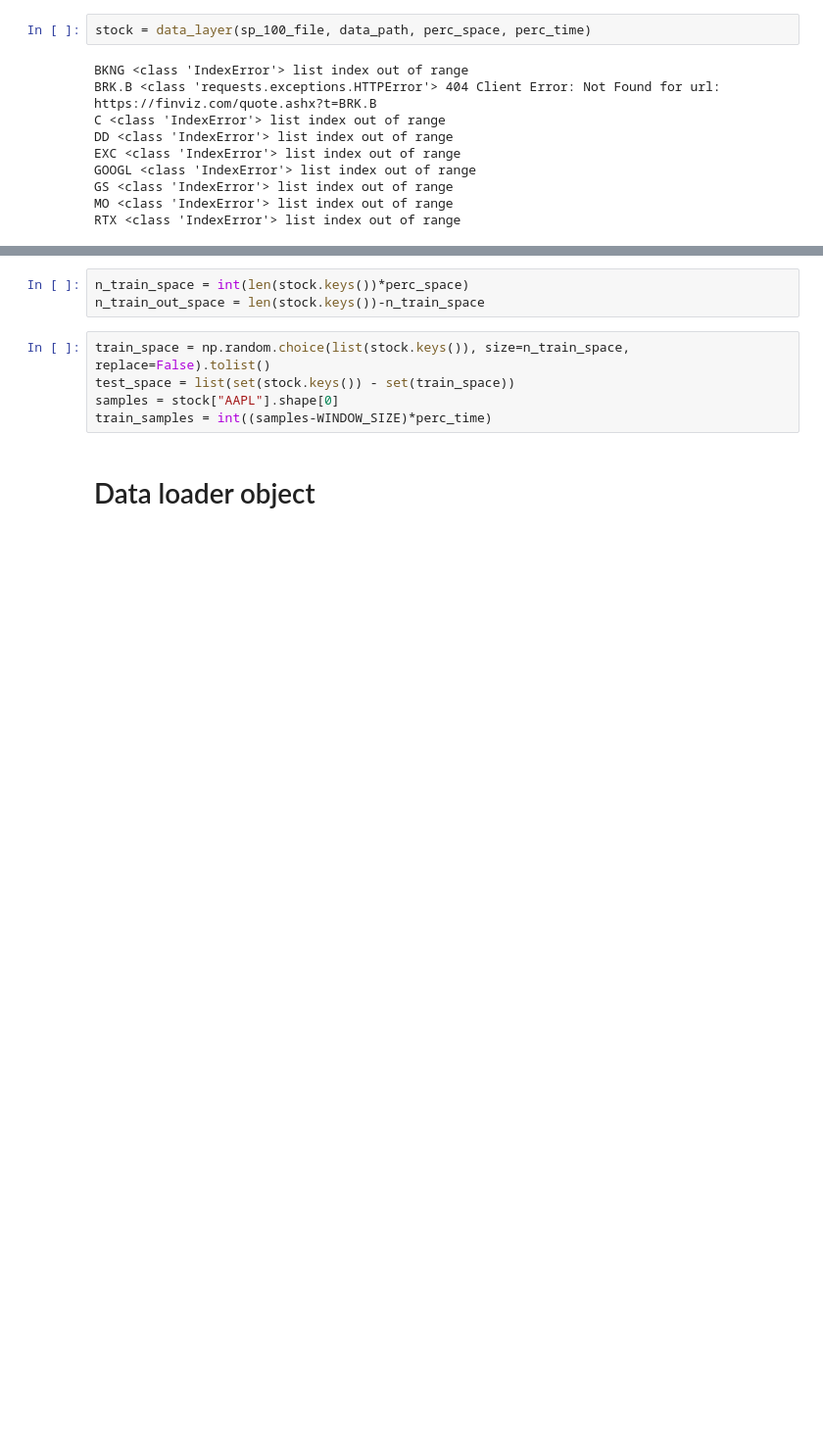
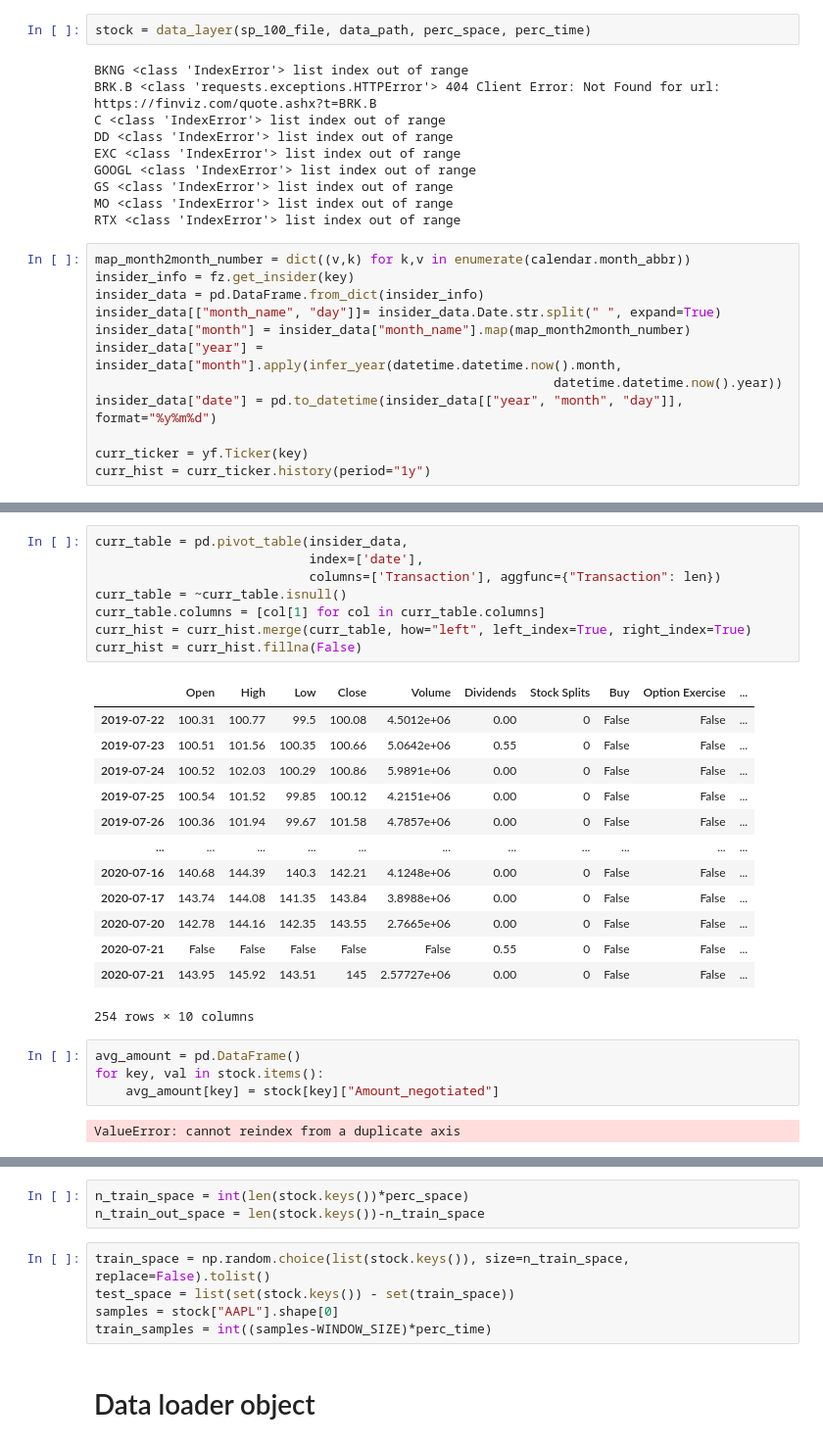
Before and after one commit to factoredai/insiderTradingAPI_v1, a Jupyter notebook: notebooks/BaseLine.ipynb, the cells around one changed output, grey strips where cells are left out. Shown at 98% size. Saved outputs shown, nothing was run; the diff lists cells and outputs as text; blank space fills up the shorter version.

```diff
--- a/notebooks/BaseLine.ipynb
+++ b/notebooks/BaseLine.ipynb
@@ -41,3 +101,15 @@ GOOGL <class 'IndexError'> list index out of range
 GS <class 'IndexError'> list index out of range
 MO <class 'IndexError'> list index out of range
 RTX <class 'IndexError'> list index out of range
+# %%
+map_month2month_number = dict((v,k) for k,v in enumerate(calendar.month_abbr))
+insider_info = fz.get_insider(key)
+insider_data = pd.DataFrame.from_dict(insider_info)
+insider_data[["month_name", "day"]]= insider_data.Date.str.split(" ", expand=True)
+insider_data["month"] = insider_data["month_name"].map(map_month2month_number)
+insider_data["year"] = insider_data["month"].apply(infer_year(datetime.datetime.now().month,
+                                                            datetime.datetime.now().year))
+insider_data["date"] = pd.to_datetime(insider_data[["year", "month", "day"]], format="%y%m%d")
+
+curr_ticker = yf.Ticker(key)
+curr_hist = curr_ticker.history(period="1y")
@@ -43,0 +133,28 @@ RTX <class 'IndexError'> list index out of range
+# %%
+curr_table = pd.pivot_table(insider_data,
+                            index=['date'],
+                            columns=['Transaction'], aggfunc={"Transaction": len})
+curr_table = ~curr_table.isnull()
+curr_table.columns = [col[1] for col in curr_table.columns]
+curr_hist = curr_hist.merge(curr_table, how="left", left_index=True, right_index=True)
+curr_hist = curr_hist.fillna(False)
+# %% [output]
+|  | Open | High | Low | Close | Volume | Dividends | Stock Splits | Buy | Option Exercise | ... |
+| 2019-07-22 | 100.31 | 100.77 | 99.5 | 100.08 | 4.5012e+06 | 0.00 | 0 | False | False | ... |
+| 2019-07-23 | 100.51 | 101.56 | 100.35 | 100.66 | 5.0642e+06 | 0.55 | 0 | False | False | ... |
+| 2019-07-24 | 100.52 | 102.03 | 100.29 | 100.86 | 5.9891e+06 | 0.00 | 0 | False | False | ... |
+| 2019-07-25 | 100.54 | 101.52 | 99.85 | 100.12 | 4.2151e+06 | 0.00 | 0 | False | False | ... |
+| 2019-07-26 | 100.36 | 101.94 | 99.67 | 101.58 | 4.7857e+06 | 0.00 | 0 | False | False | ... |
+| ... | ... | ... | ... | ... | ... | ... | ... | ... | ... | ... |
+| 2020-07-16 | 140.68 | 144.39 | 140.3 | 142.21 | 4.1248e+06 | 0.00 | 0 | False | False | ... |
+| 2020-07-17 | 143.74 | 144.08 | 141.35 | 143.84 | 3.8988e+06 | 0.00 | 0 | False | False | ... |
+| 2020-07-20 | 142.78 | 144.16 | 142.35 | 143.55 | 2.7665e+06 | 0.00 | 0 | False | False | ... |
+| 2020-07-21 | False | False | False | False | False | 0.55 | 0 | False | False | ... |
+| 2020-07-21 | 143.95 | 145.92 | 143.51 | 145 | 2.57727e+06 | 0.00 | 0 | False | False | ... |
+254 rows × 10 columns
+# %%
+avg_amount = pd.DataFrame()
+for key, val in stock.items():
+    avg_amount[key] = stock[key]["Amount_negotiated"]
+# %% [output]
+ValueError: cannot reindex from a duplicate axis
```
Also changed, not shown: parts of 11 cells of this notebook, 2 other files.
